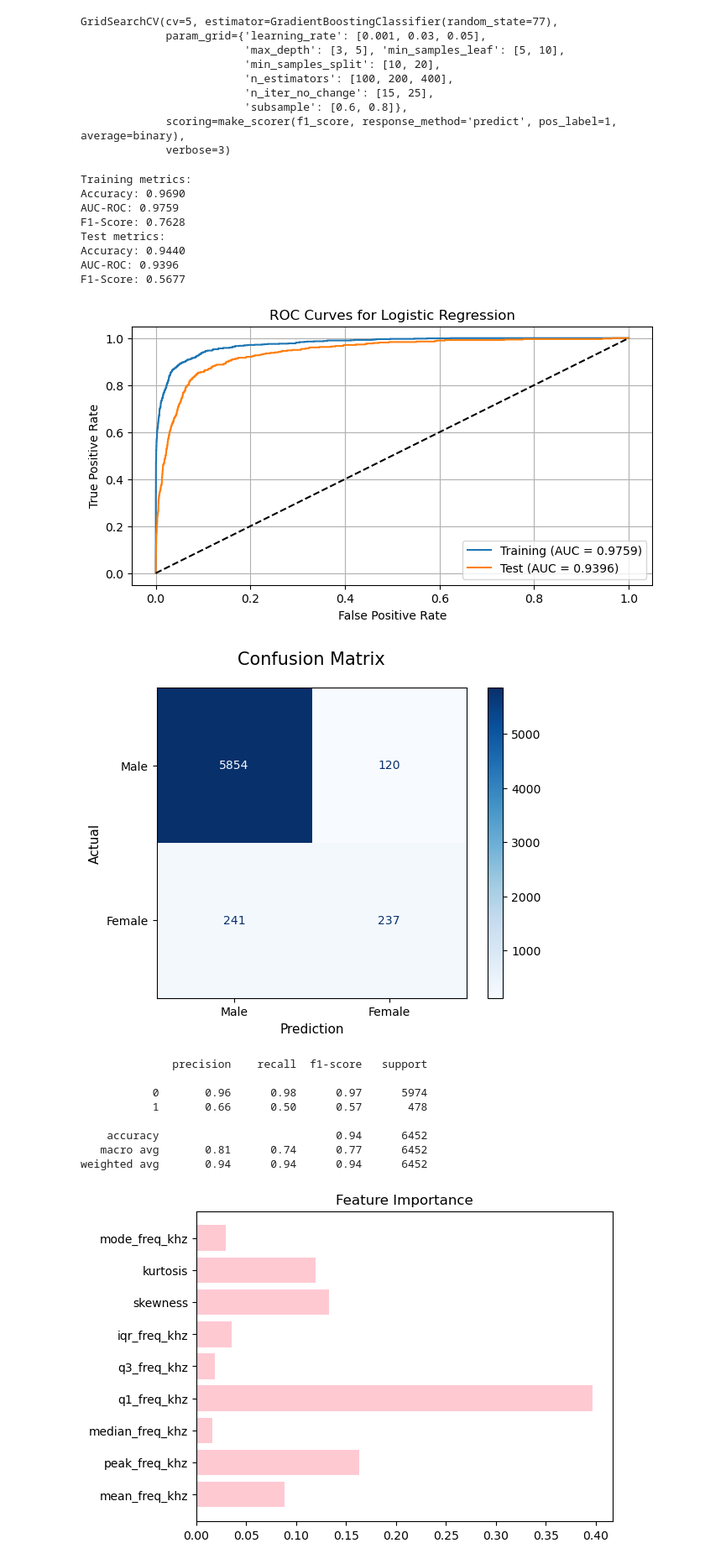
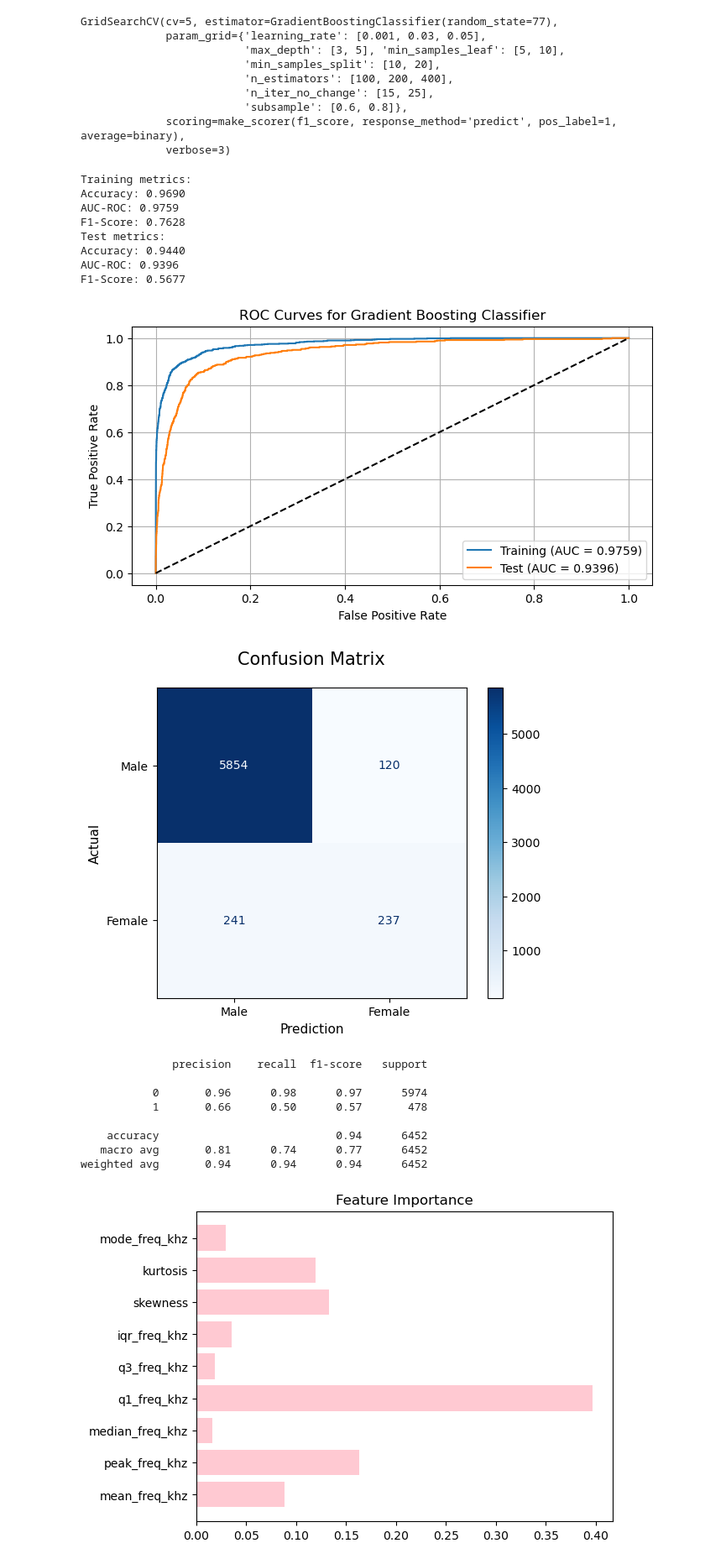
Before and after one commit to mundg/male-female-audio_classification, a Jupyter notebook: gender-classification.ipynb, the cells around one changed output. Shown at 84% size. Cells and saved outputs as stored; diff of their text form; code cells hidden in the pictures.

```diff
--- a/gender-classification.ipynb
+++ b/gender-classification.ipynb
@@ -306,6 +306,6 @@ def calculate_metrics_training_and_test(X_train, y_train, X_test, y_test, model)
 
     print(classification_report(y_test, y_test_pred))
 # %%
-calculate_metrics_training_and_test(X_train[final_feats_logreg], y_train, X_test[final_feats_logreg], y_test, mod_logreg)
+calculate_metrics_training_and_test(X_train[final_feats_logreg], y_train, X_test[final_feats_logreg], y_test, mod_logreg, 'ROC Curves for Logistic Regression')
 # %% [output]
 Training metrics:
@@ -355,7 +355,7 @@ mod_logreg.fit(X_train_res, y_train_res)
 # %% [output]
 LogisticRegression(random_state=77)
 # %%
-calculate_metrics_training_and_test(X_train_res, y_train_res, X_test[final_feats_logreg], y_test, mod_logreg)
+calculate_metrics_training_and_test(X_train_res, y_train_res, X_test[final_feats_logreg], y_test, mod_logreg, 'ROC Curves for Logistic Regression')
 # %% [output]
 Training metrics:
 Accuracy: 0.8344
@@ -392,7 +392,7 @@ rf_model.fit(X_train, y_train)
 # %% [output]
 RandomForestClassifier(random_state=77)
 # %%
-calculate_metrics_training_and_test(X_train, y_train, X_test, y_test, rf_model)
+calculate_metrics_training_and_test(X_train, y_train, X_test, y_test, rf_model, 'ROC Curves for Random Forest')
 # %% [output]
 Training metrics:
 Accuracy: 1.0000
@@ -473,7 +473,7 @@ GridSearchCV(cv=5, estimator=RandomForestClassifier(random_state=77),
              scoring=make_scorer(f1_score, response_method='predict', pos_label=1, average=binary),
              verbose=3)
 # %%
-calculate_metrics_training_and_test(X_train, y_train, X_test, y_test, gridsearch_rf.best_estimator_)
+calculate_metrics_training_and_test(X_train, y_train, X_test, y_test, gridsearch_rf.best_estimator_, 'ROC Curves for Random Forest')
 # %% [output]
 Training metrics:
 Accuracy: 0.9490
@@ -549,17 +549,17 @@ GridSearchCV(cv=5, estimator=GradientBoostingClassifier(random_state=77),
              scoring=make_scorer(f1_score, response_method='predict', pos_label=1, average=binary),
              verbose=3)
 # %%
-calculate_metrics_training_and_test(X_train, y_train, X_test, y_test, gridsearch_cv.best_estimator_)
+calculate_metrics_training_and_test(X_train, y_train, X_test, y_test, gridsearch_cv.best_estimator_, 'ROC Curves for Gradient Boosting Classifier')
 # %% [output]
 Training metrics:
 Accuracy: 0.9690
 AUC-ROC: 0.9759
 F1-Score: 0.7628
 Test metrics:
 Accuracy: 0.9440
 AUC-ROC: 0.9396
 F1-Score: 0.5677
-[figure, old version]
+[figure, new version]
 [figure]
               precision    recall  f1-score   support
 
```
Also changed, not shown: parts of 4 cells of this notebook.
